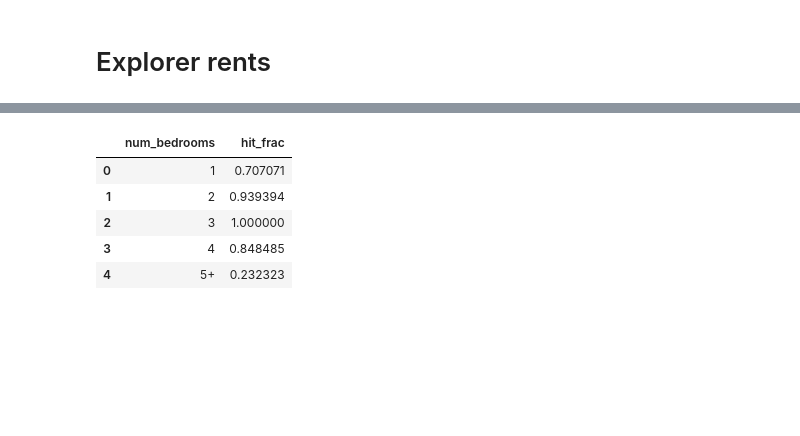
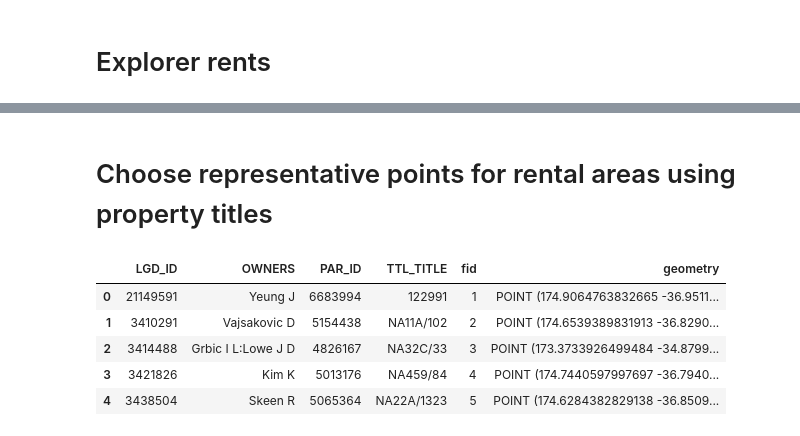
Before and after one commit to araichev/affordability_nz, a Jupyter notebook: ipynb/prototyping.ipynb, the cells around one changed output, grey strips where cells are left out. Cells and saved outputs as stored; diff of their text form; code cells hidden in the pictures; blank space fills up the shorter version.

```diff
--- a/ipynb/prototyping.ipynb
+++ b/ipynb/prototyping.ipynb
@@ -222,17 +185,26 @@ agg_rents
 # %%
-cond = agg_rents['region'] == 'Auckland'
+cond = agg_rents['region'] == 'Canterbury'
 a = agg_rents[cond].copy()
 
 def hits(group):
     d = {}
-    d['hit_frac'] = group['count'].dropna().shape[0]/group['count'].shape[0]
+    d['hit_frac'] = group['rent_count'].dropna().shape[0]/group['rent_count'].shape[0]
     return pd.Series(d)
 
-a.groupby('num_bedrooms').apply(hits).reset_index()
+a.groupby('#bedrooms').apply(hits).reset_index()
-# %% [output]
-|  | num_bedrooms | hit_frac |
-| 0 | 1 | 0.707071 |
-| 1 | 2 | 0.939394 |
-| 2 | 3 | 1.000000 |
-| 3 | 4 | 0.848485 |
-| 4 | 5+ | 0.232323 |
+# %% [markdown]
+# Choose representative points for rental areas using property titles
+# %%
+path = DATA_DIR/'rental_areas.geojson'
+ra = gpd.read_file(str(path))
+
+path = DATA_DIR/'property_titles.geojson'
+t = gpd.read_file(str(path))
+t.head()
+# %% [output]
+|  | LGD_ID | OWNERS | PAR_ID | TTL_TITLE | fid | geometry |
+| 0 | 21149591 | Yeung J | 6683994 | 122991 | 1 | POINT (174.9064763832665 -36.9511... |
+| 1 | 3410291 | Vajsakovic D | 5154438 | NA11A/102 | 2 | POINT (174.6539389831913 -36.8290... |
+| 2 | 3414488 | Grbic I L:Lowe J D | 4826167 | NA32C/33 | 3 | POINT (173.3733926499484 -34.8799... |
+| 3 | 3421826 | Kim K | 5013176 | NA459/84 | 4 | POINT (174.7440597997697 -36.7940... |
+| 4 | 3438504 | Skeen R | 5065364 | NA22A/1323 | 5 | POINT (174.6284382829138 -36.8509... |
```
Also changed, not shown: parts of 15 cells of this notebook, 24 other files.
